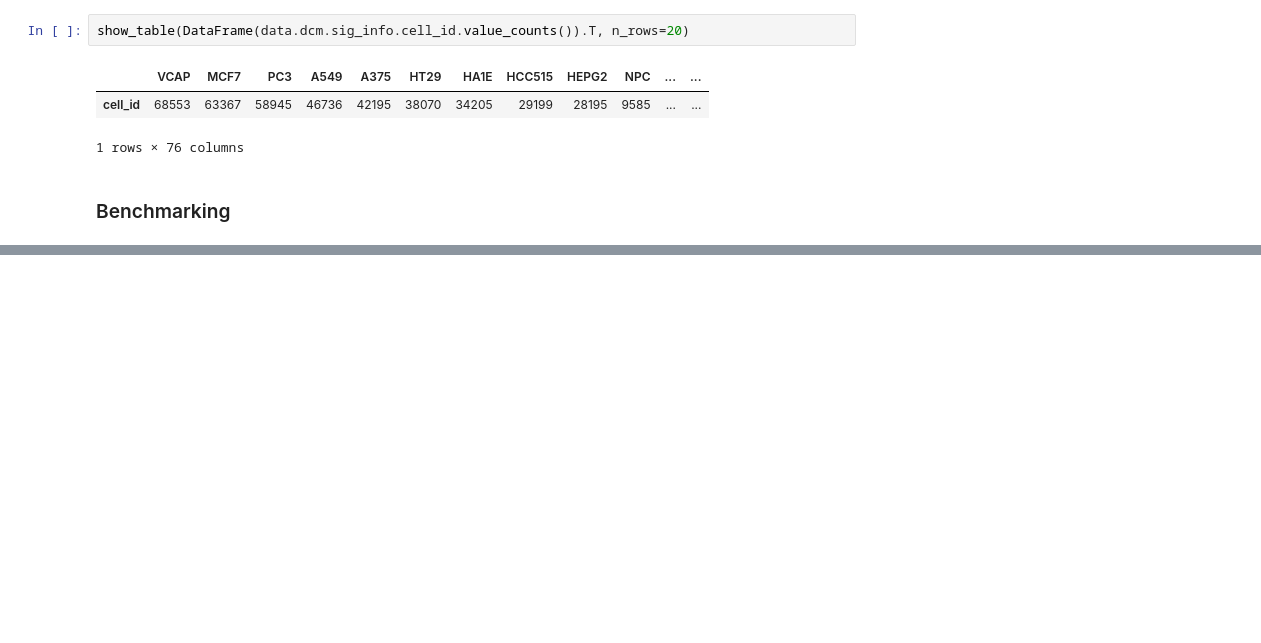
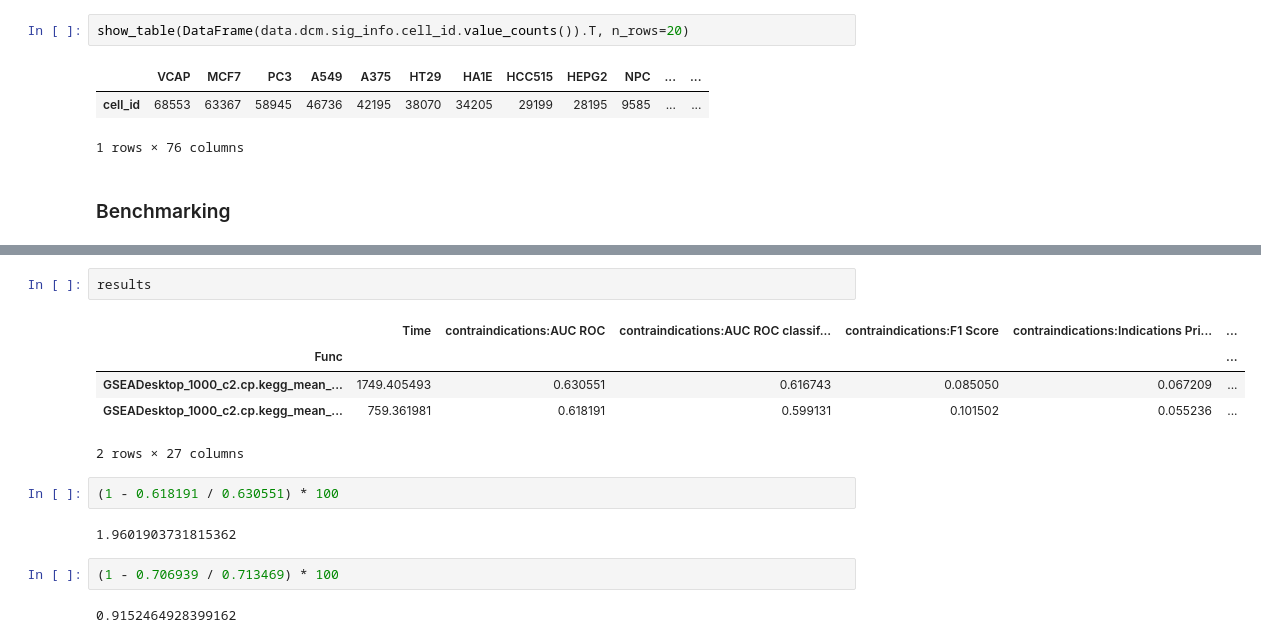
Before and after one commit to krassowski/drug-disease-profile-matching, a Jupyter notebook: notebooks/Signature-based drug-disease associations/Methods_overview.ipynb, the cells around one changed output, grey strips where cells are left out. Cells and saved outputs as stored; diff of their text form; blank space fills up the shorter version.

```diff
--- a/notebooks/Signature-based drug-disease associations/Methods_overview.ipynb
+++ b/notebooks/Signature-based drug-disease associations/Methods_overview.ipynb
@@ -482,0 +489,16 @@ show_table(DataFrame(data.dcm.sig_info.cell_id.value_counts()).T, n_rows=20)
+# %%
+results
+# %% [output]
+|  | Time | contraindications:AUC ROC | contraindications:AUC ROC classif... | contraindications:F1 Score | contraindications:Indications Pri... | ... |
+| Func |  |  |  |  |  | ... |
+| GSEADesktop_1000_c2.cp.kegg_mean_... | 1749.405493 | 0.630551 | 0.616743 | 0.085050 | 0.067209 | ... |
+| GSEADesktop_1000_c2.cp.kegg_mean_... | 759.361981 | 0.618191 | 0.599131 | 0.101502 | 0.055236 | ... |
+2 rows × 27 columns
+# %%
+(1 - 0.618191 / 0.630551) * 100
+# %% [output]
+1.9601903731815362
+# %%
+(1 - 0.706939 / 0.713469) * 100
+# %% [output]
+0.9152464928399162
```
Also changed, not shown: parts of 11 cells of this notebook.
